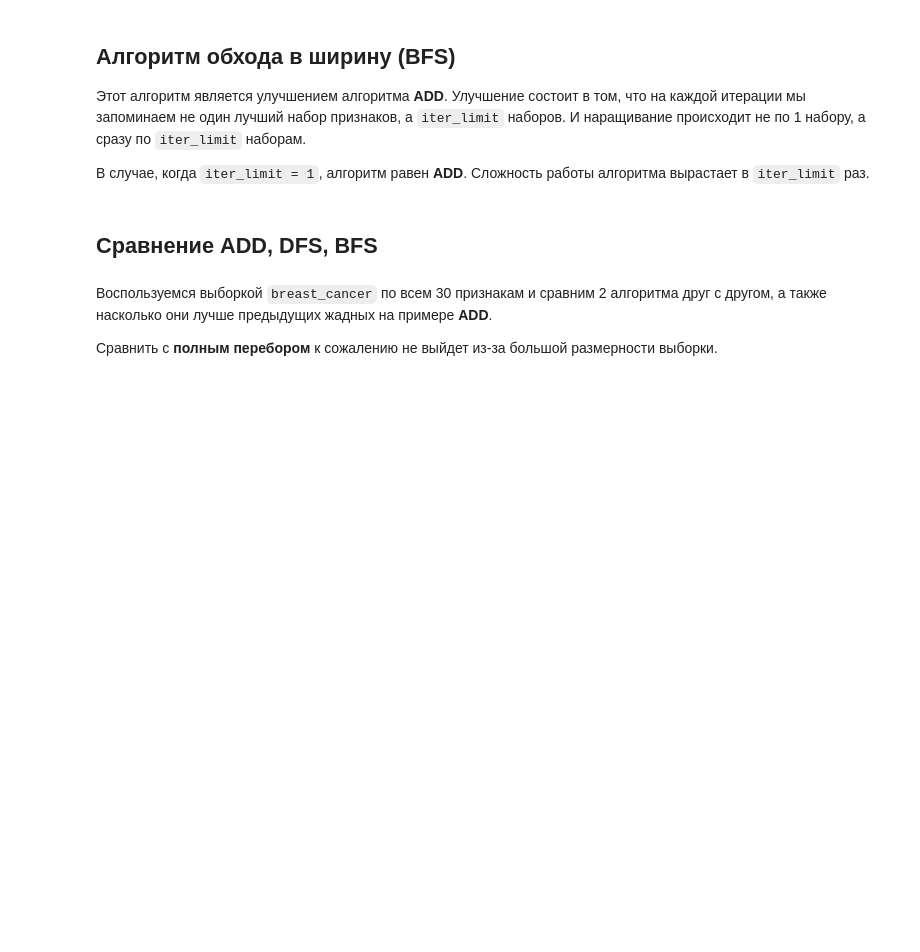
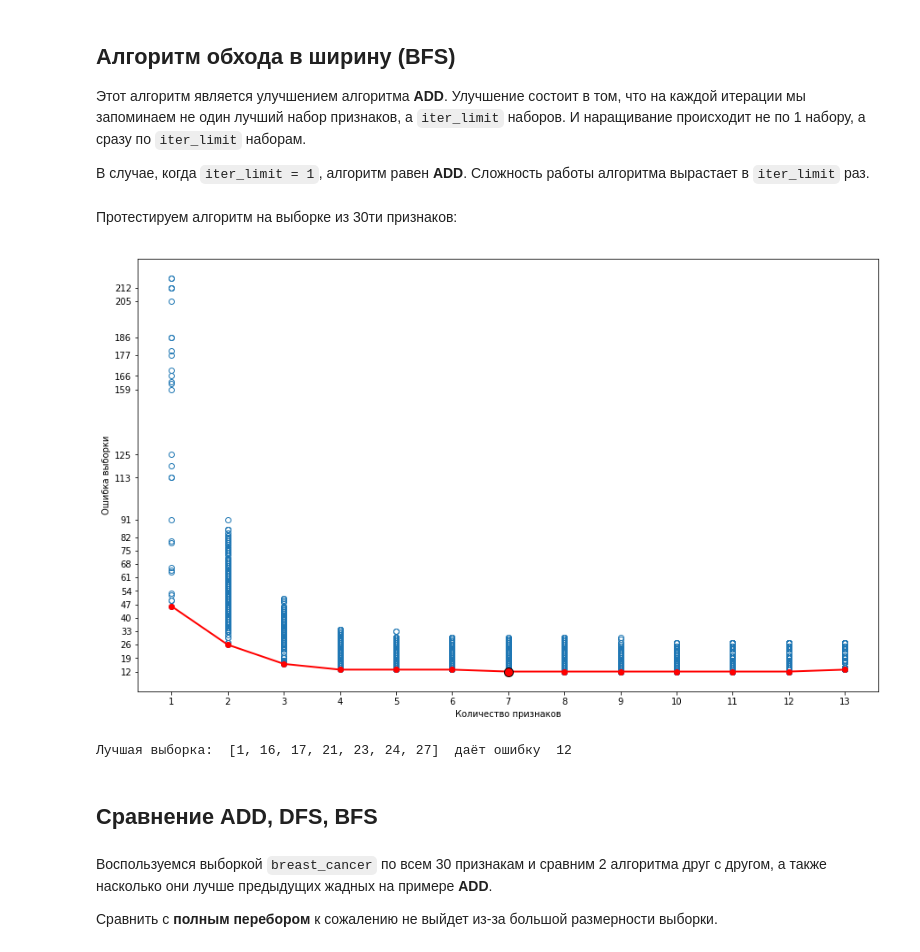
Before and after one commit to Dmitriy-kiselyov/MachineLearning, a Jupyter notebook: ipynb/feature_selection.ipynb, the cells around one changed output. Drawn from its saved outputs; the diff is of its cells as text; code cells hidden in the pictures; blank space fills up the shorter version.

```diff
--- a/ipynb/feature_selection.ipynb
+++ b/ipynb/feature_selection.ipynb
@@ -413,9 +436,11 @@ def selection_dfs(dataset):
 # %%
 def selection_bfs(dataset, iter_limit=1):
     feature_count = get_feature_count(dataset)
+    logs = []
     result_best = {
         "error": 9999,
-        "features": []
+        "features": [],
+        "log": logs
     }
 
     result = list(map(lambda i: {"features": [i]}, range(feature_count)))
@@ -423,6 +448,11 @@ def selection_bfs(dataset, iter_limit=1):
     for iteration in range(1, feature_count + 1):
         for res in result:
             res["error"] = count_error(dataset, res["features"])
+
+            logs.append({
+                "error": res["error"],
+                "feature_count": len(res["features"])
+            })
 
         result.sort(key=lambda r: r["error"])
 
@@ -444,8 +474,20 @@ def selection_bfs(dataset, iter_limit=1):
         result = result_new
 
     result_best["features"].sort()
+    result_best["log"] = logs
 
     return result_best
+# %% [markdown]
+Протестируем алгоритм на выборке из 30ти признаков:
+# %%
+result = selection_bfs(dataset, iter_limit=10)
+make_plot(dataset, result)
+plot.show()
+
+print("Лучшая выборка: ", result["features"], " даёт ошибку ", result["error"])
+# %% [output]
+[figure, added]
+Лучшая выборка:  [1, 16, 17, 21, 23, 24, 27]  даёт ошибку  12
 # %% [markdown]
 ## Сравнение ADD, DFS, BFS
 # %% [markdown]
```
Also changed, not shown: parts of 7 cells of this notebook, 2 other files.
